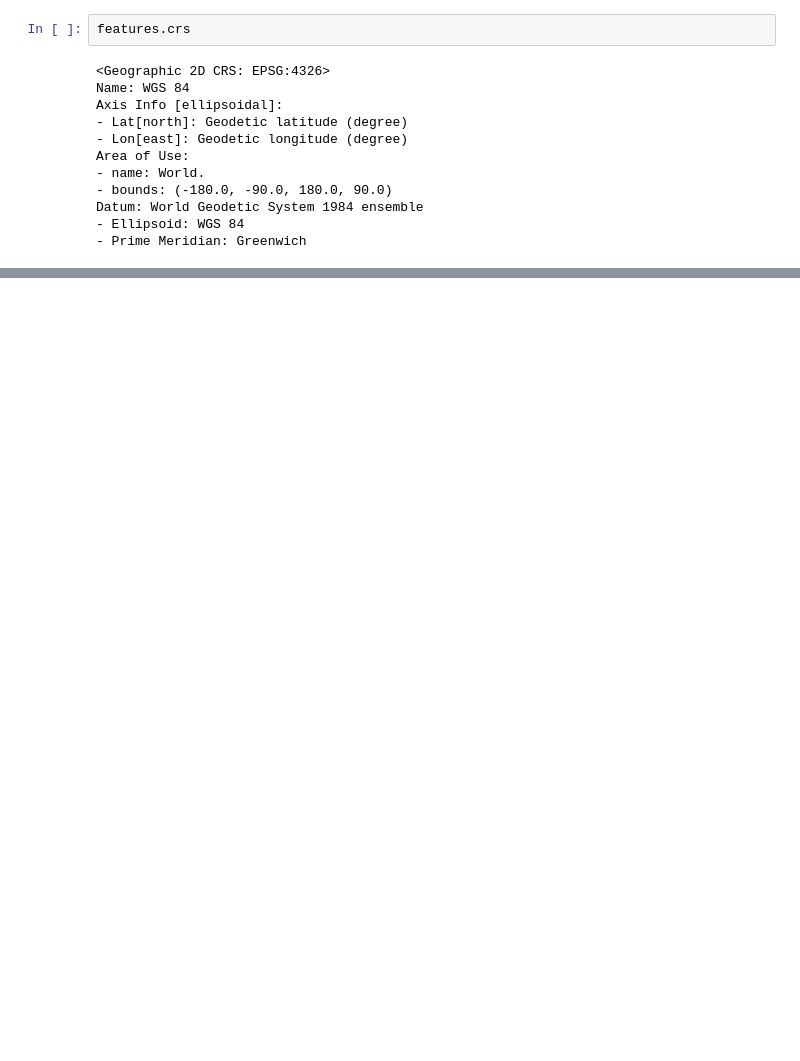
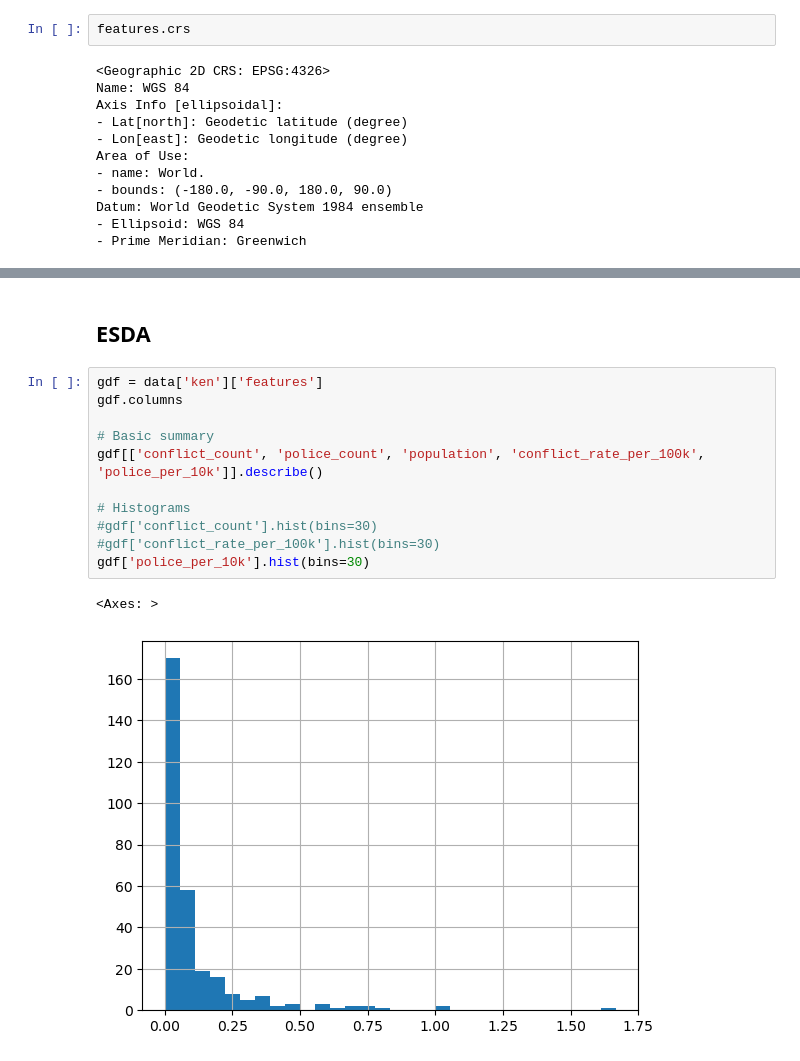
Before and after one commit to tomwaldin/east_africa_conflict_analysis, a Jupyter notebook: notebooks/exploratory_data_analysis.ipynb, the cells around one changed output, grey strips where cells are left out. Cells and saved outputs as stored; diff of their text form; blank space fills up the shorter version.

Commit message:
esda

```diff
--- a/notebooks/exploratory_data_analysis.ipynb
+++ b/notebooks/exploratory_data_analysis.ipynb
@@ -298,0 +329,16 @@ Datum: World Geodetic System 1984 ensemble
+# %% [markdown]
+## ESDA
+# %%
+gdf = data['ken']['features']
+gdf.columns
+
+# Basic summary
+gdf[['conflict_count', 'police_count', 'population', 'conflict_rate_per_100k', 'police_per_10k']].describe()
+
+# Histograms
+#gdf['conflict_count'].hist(bins=30)
+#gdf['conflict_rate_per_100k'].hist(bins=30)
+gdf['police_per_10k'].hist(bins=30)
+# %% [output]
+<Axes: >
+[figure, added]
```
Also changed, not shown: parts of 22 cells of this notebook, 1 other file.
